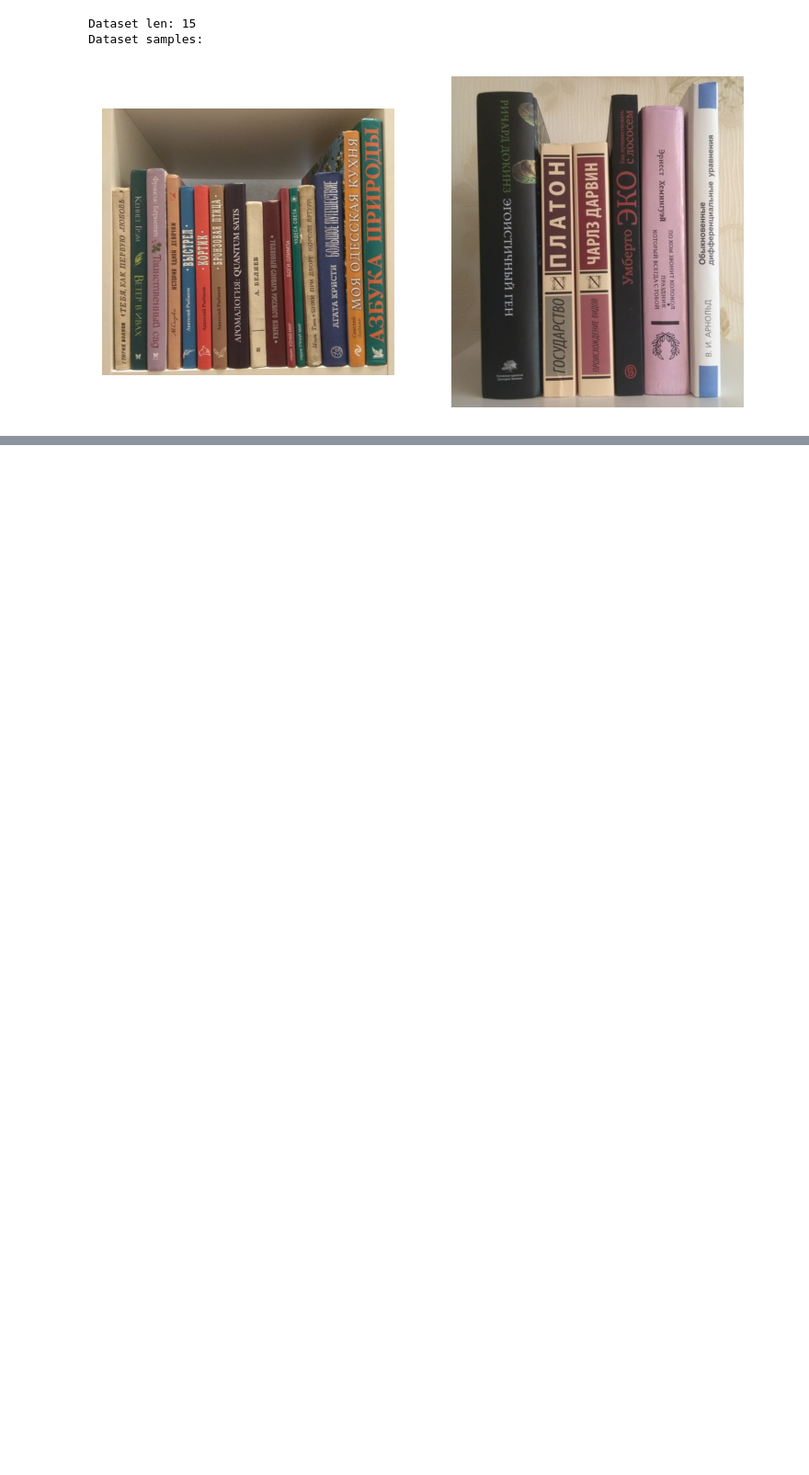
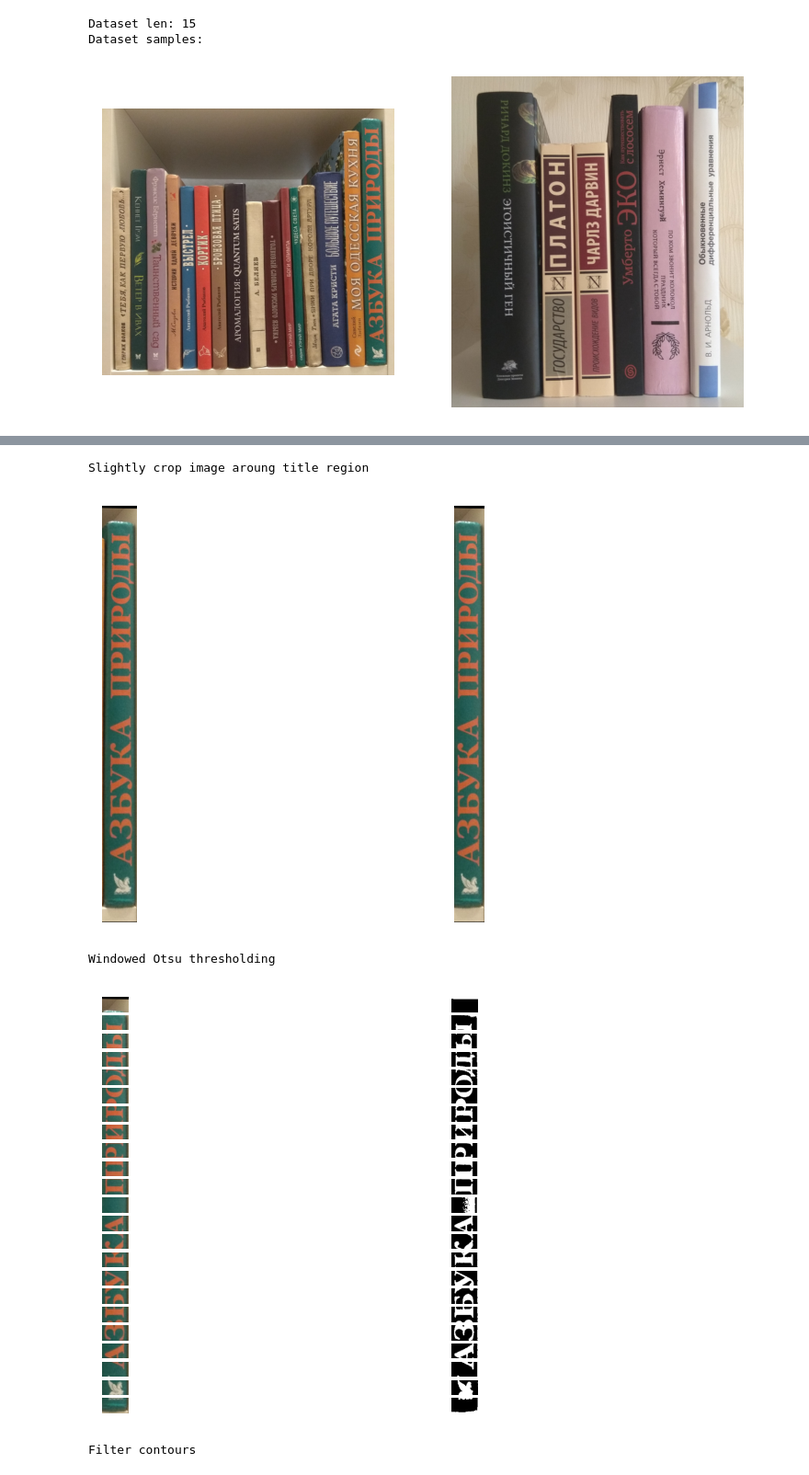
Before and after one commit to maxbalrog/librum, a Jupyter notebook: final_pipeline.ipynb, the cells around one changed output, grey strips where cells are left out. Shown at 92% size. Drawn from its saved outputs; the diff is of its cells as text; code cells hidden in the pictures; blank space fills up the shorter version.

```diff
--- a/final_pipeline.ipynb
+++ b/final_pipeline.ipynb
@@ -61,0 +60,39 @@ NameError: name 'plt' is not defined
+# %%
+idx = -1
+book_img = books[idx]
+book_img_cropped = find_title_region(book_img)
+
+print('Slightly crop image aroung title region')
+plt.figure(dpi=150)
+for i,book in enumerate([book_img,book_img_cropped]):
+    plt.subplot(1,2,i+1)
+    plt.imshow(cv2.cvtColor(book, cv2.COLOR_BGR2RGB))
+    plt.axis('off')
+plt.show()
+
+book_mask, mask, contours_filtered, windows = book2mask(book_img_cropped, return_windows=True)
+
+print('Windowed Otsu thresholding')
+plt.figure(dpi=150)
+for i,(window,window_mask) in enumerate(windows):
+    plt.subplot(len(windows),2,2*i+1)
+    plt.imshow(cv2.cvtColor(window, cv2.COLOR_BGR2RGB))
+    plt.axis('off')
+    plt.subplot(len(windows),2,2*i+2)
+    plt.imshow(window_mask, cmap='gray')
+    plt.axis('off')
+plt.show()
+
+print('Filter contours')
+plt.figure(dpi=150)
+for i,book in enumerate([book_mask,mask]):
+    plt.subplot(1,2,i+1)
+    plt.imshow(cv2.cvtColor(book, cv2.COLOR_BGR2RGB))
+    plt.axis('off')
+plt.show()
+# %% [output]
+Slightly crop image aroung title region
+[figure, added]
+Windowed Otsu thresholding
+[figure, added]
+Filter contours
```
Also changed, not shown: parts of 12 cells of this notebook, 6 other files.
